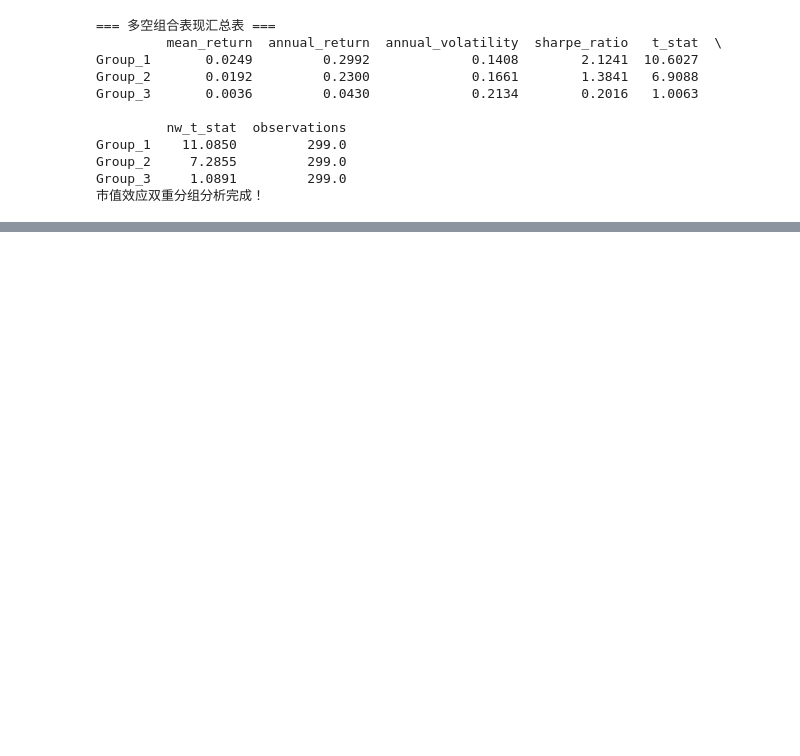
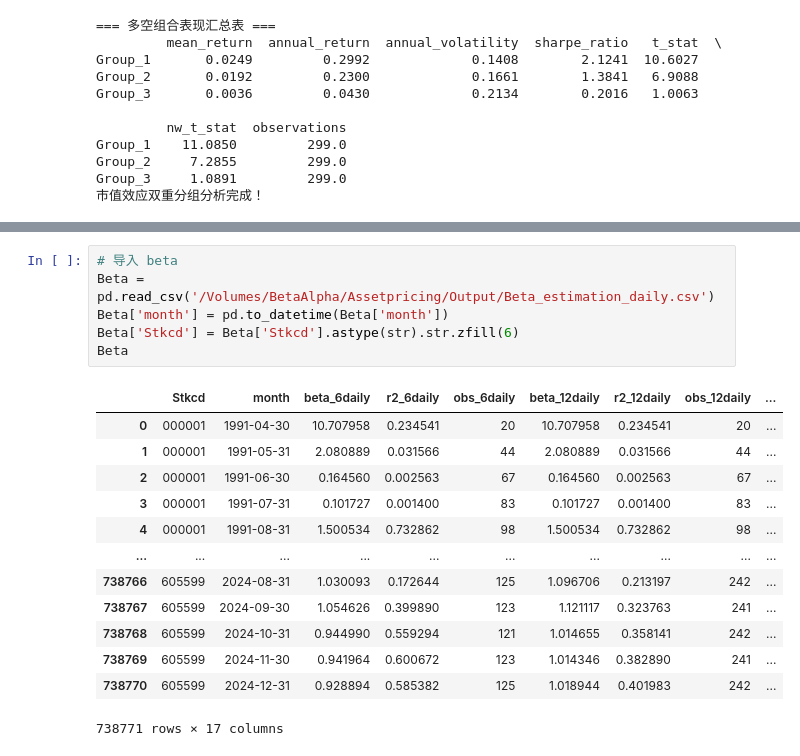
Before and after one commit to chenghang1989/Asset-Pricing-Homework, a Jupyter notebook: Homework 2 Anomaly.ipynb, the cells around one changed output, grey strips where cells are left out. Cells and saved outputs as stored; diff of their text form; blank space fills up the shorter version.

```diff
--- a/Homework 2 Anomaly.ipynb
+++ b/Homework 2 Anomaly.ipynb
@@ -1733,0 +1807,20 @@ Group_3     1.0891         299.0
+# %%
+# 导入 beta
+Beta = pd.read_csv('/Volumes/BetaAlpha/Assetpricing/Output/Beta_estimation_daily.csv')
+Beta['month'] = pd.to_datetime(Beta['month'])
+Beta['Stkcd'] = Beta['Stkcd'].astype(str).str.zfill(6)
+Beta
+# %% [output]
+|  | Stkcd | month | beta_6daily | r2_6daily | obs_6daily | beta_12daily | r2_12daily | obs_12daily | ... |
+| 0 | 000001 | 1991-04-30 | 10.707958 | 0.234541 | 20 | 10.707958 | 0.234541 | 20 | ... |
+| 1 | 000001 | 1991-05-31 | 2.080889 | 0.031566 | 44 | 2.080889 | 0.031566 | 44 | ... |
+| 2 | 000001 | 1991-06-30 | 0.164560 | 0.002563 | 67 | 0.164560 | 0.002563 | 67 | ... |
+| 3 | 000001 | 1991-07-31 | 0.101727 | 0.001400 | 83 | 0.101727 | 0.001400 | 83 | ... |
+| 4 | 000001 | 1991-08-31 | 1.500534 | 0.732862 | 98 | 1.500534 | 0.732862 | 98 | ... |
+| ... | ... | ... | ... | ... | ... | ... | ... | ... | ... |
+| 738766 | 605599 | 2024-08-31 | 1.030093 | 0.172644 | 125 | 1.096706 | 0.213197 | 242 | ... |
+| 738767 | 605599 | 2024-09-30 | 1.054626 | 0.399890 | 123 | 1.121117 | 0.323763 | 241 | ... |
+| 738768 | 605599 | 2024-10-31 | 0.944990 | 0.559294 | 121 | 1.014655 | 0.358141 | 242 | ... |
+| 738769 | 605599 | 2024-11-30 | 0.941964 | 0.600672 | 123 | 1.014346 | 0.382890 | 241 | ... |
+| 738770 | 605599 | 2024-12-31 | 0.928894 | 0.585382 | 125 | 1.018944 | 0.401983 | 242 | ... |
+738771 rows × 17 columns
```
Also changed, not shown: parts of 11 cells of this notebook, 4 other files.
